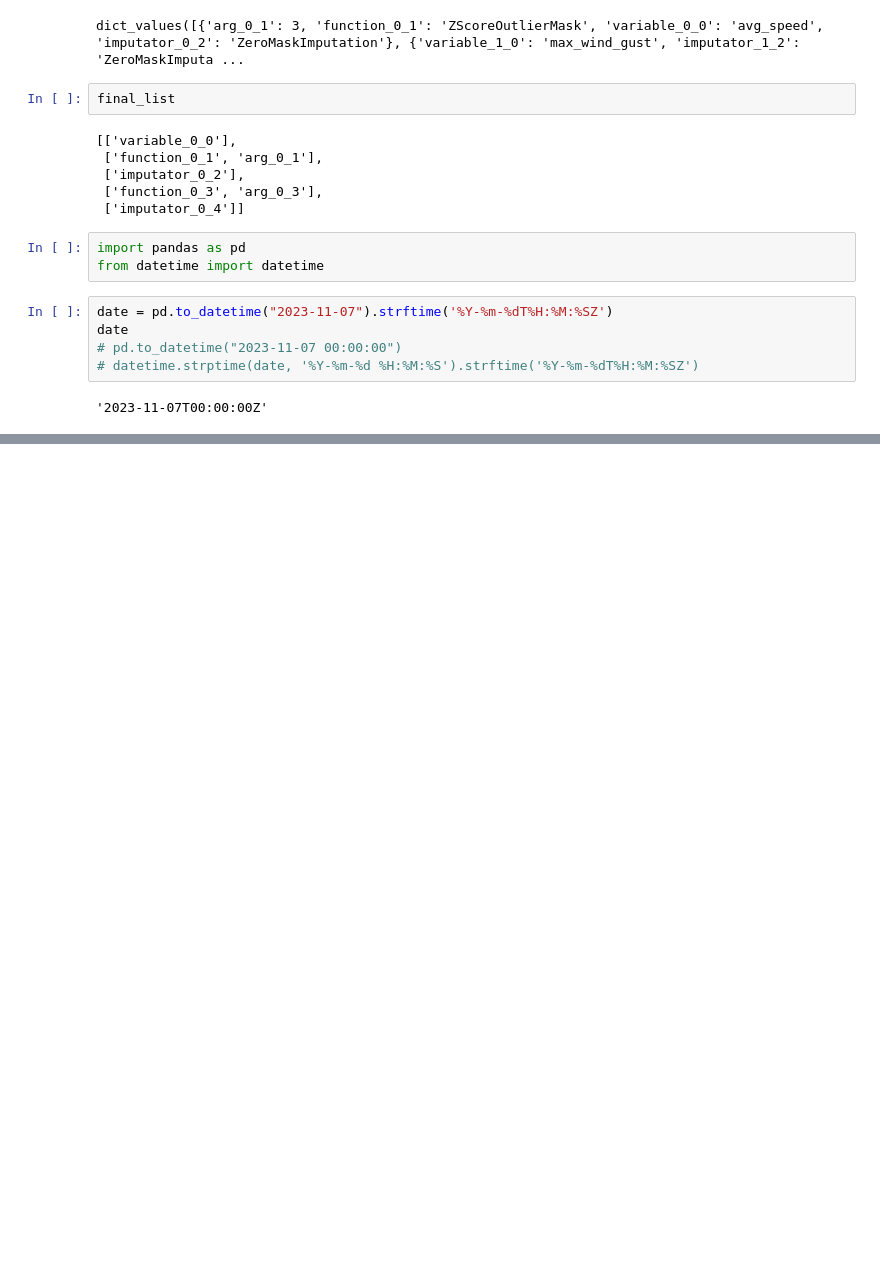
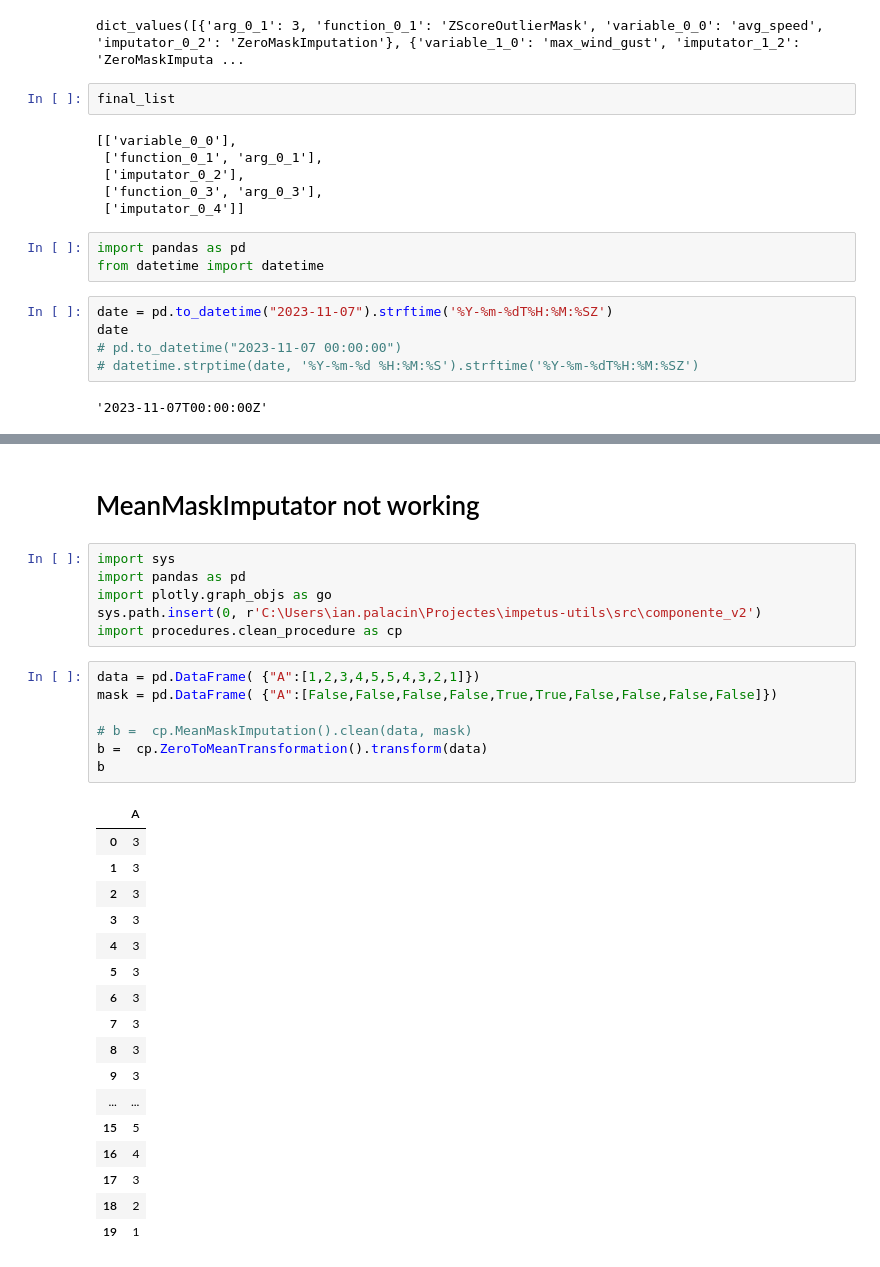
Before and after one commit to Applied-Artificial-Intelligence-Eurecat/IMPETUS-Utils, a Jupyter notebook: notebooks/4_Estructura_del_component.ipynb, the cells around one changed output, grey strips where cells are left out. Saved outputs shown, nothing was run; the diff lists cells and outputs as text; blank space fills up the shorter version.

```diff
--- a/notebooks/4_Estructura_del_component.ipynb
+++ b/notebooks/4_Estructura_del_component.ipynb
@@ -548,0 +422,33 @@ from streamlit_jupyter import StreamlitPatcher, tqdm
+# %% [markdown]
+# MeanMaskImputator not working
+# %%
+import sys
+import pandas as pd
+import plotly.graph_objs as go
+sys.path.insert(0, r'C:\Users\ian.palacin\Projectes\impetus-utils\src\componente_v2')
+import procedures.clean_procedure as cp
+# %%
+data = pd.DataFrame( {"A":[1,2,3,4,5,5,4,3,2,1]})
+mask = pd.DataFrame( {"A":[False,False,False,False,True,True,False,False,False,False]})
+
+# b =  cp.MeanMaskImputation().clean(data, mask)
+b =  cp.ZeroToMeanTransformation().transform(data)
+b
+# %% [output]
+|  | A |
+| 0 | 3 |
+| 1 | 3 |
+| 2 | 3 |
+| 3 | 3 |
+| 4 | 3 |
+| 5 | 3 |
+| 6 | 3 |
+| 7 | 3 |
+| 8 | 3 |
+| 9 | 3 |
+| ... | ... |
+| 15 | 5 |
+| 16 | 4 |
+| 17 | 3 |
+| 18 | 2 |
+| 19 | 1 |
```
Also changed, not shown: parts of 15 cells of this notebook, 5 other files.
